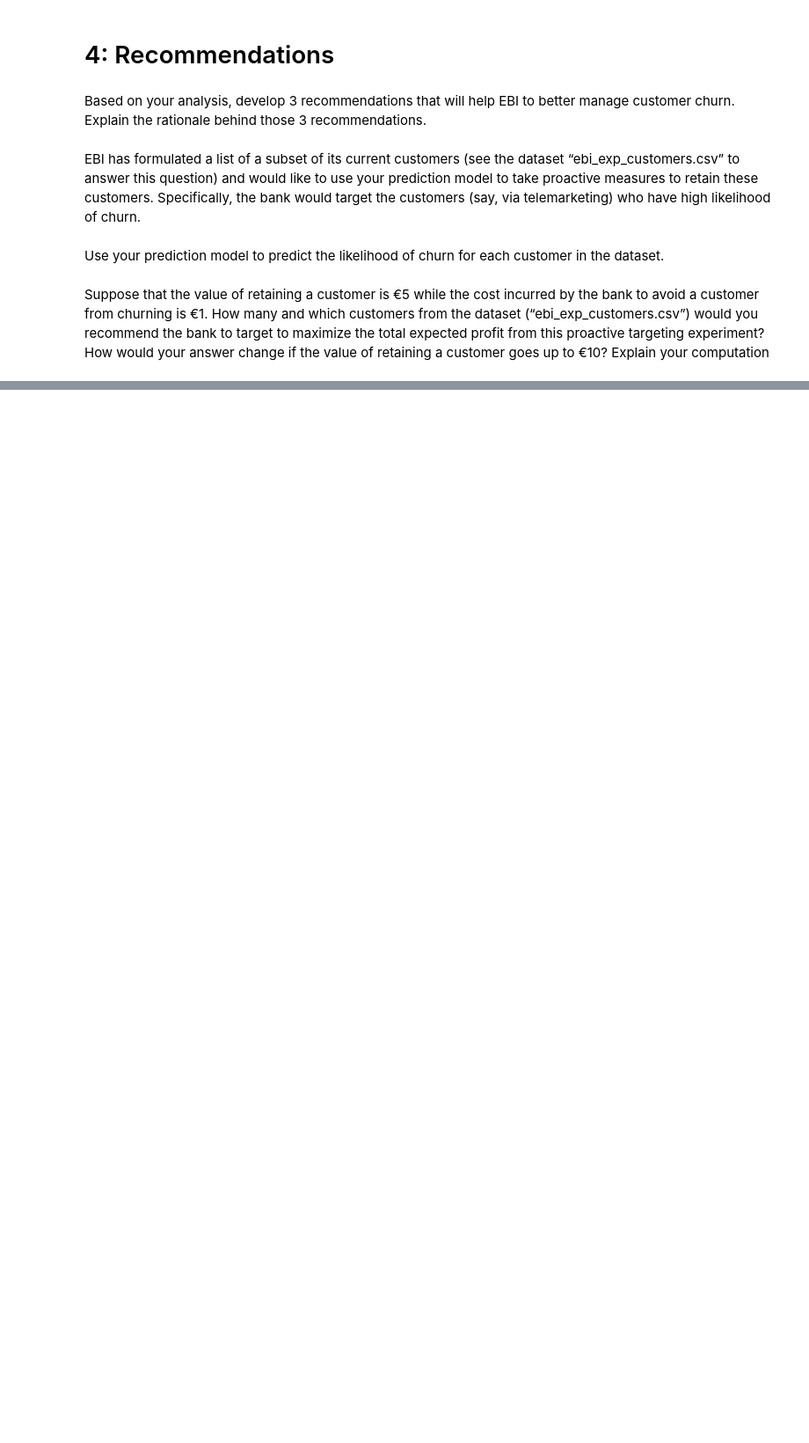
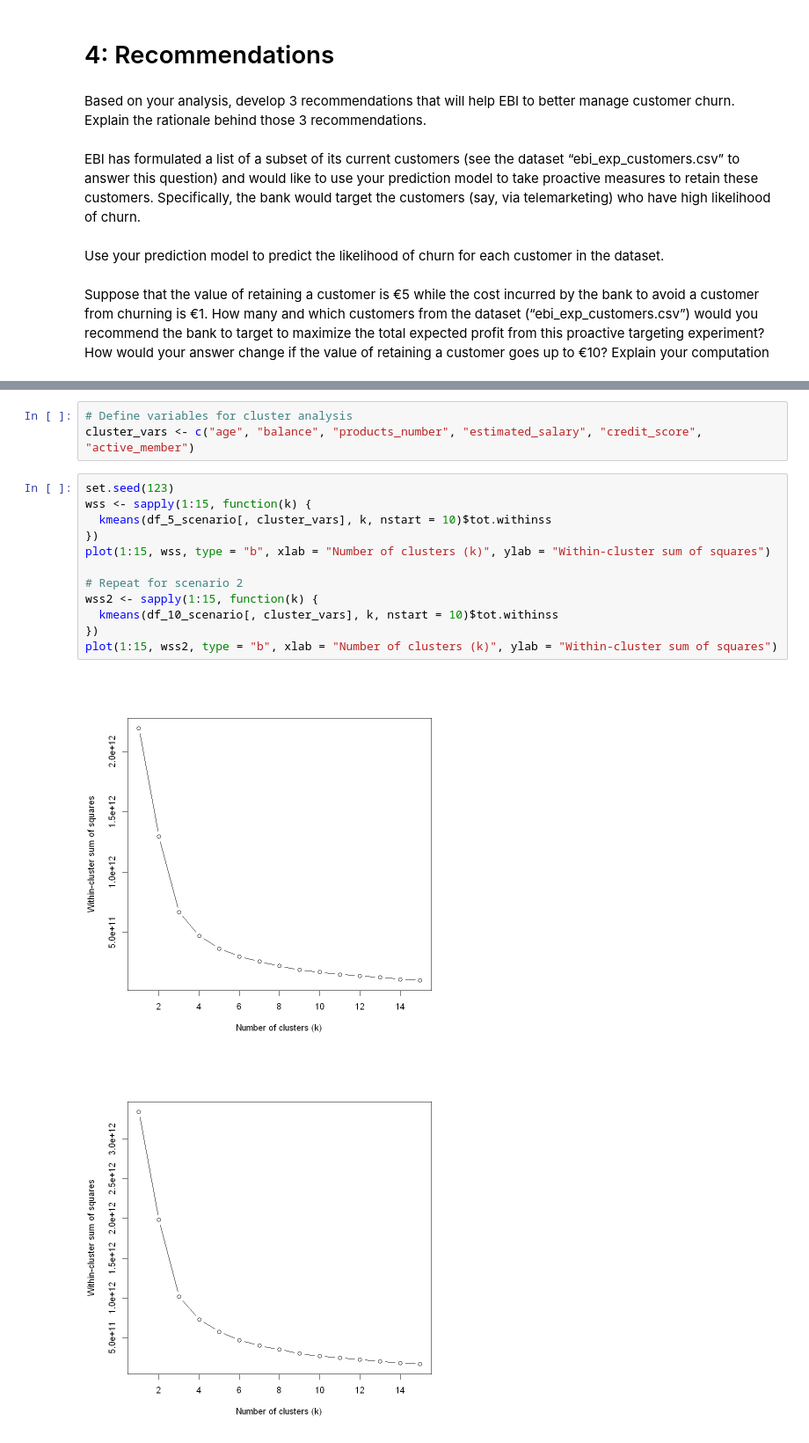
Before and after one commit to PascalEissler/rsm_data_analytics, a Jupyter notebook: Group 7 Project 2.ipynb, the cells around one changed output, grey strips where cells are left out. Shown at 88% size. Drawn from its saved outputs; the diff is of its cells as text; blank space fills up the shorter version.

```diff
--- a/Group 7 Project 2.ipynb
+++ b/Group 7 Project 2.ipynb
@@ -1249,0 +1282,18 @@ plot_var_by_scenario(df_vis,vars)
+# %%
+# Define variables for cluster analysis
+cluster_vars <- c("age", "balance", "products_number", "estimated_salary", "credit_score", "active_member")
+# %%
+set.seed(123)
+wss <- sapply(1:15, function(k) {
+  kmeans(df_5_scenario[, cluster_vars], k, nstart = 10)$tot.withinss
+})
+plot(1:15, wss, type = "b", xlab = "Number of clusters (k)", ylab = "Within-cluster sum of squares")
+
+# Repeat for scenario 2
+wss2 <- sapply(1:15, function(k) {
+  kmeans(df_10_scenario[, cluster_vars], k, nstart = 10)$tot.withinss
+})
+plot(1:15, wss2, type = "b", xlab = "Number of clusters (k)", ylab = "Within-cluster sum of squares")
+# %% [output]
+[figure, added]
+[figure, added]
```
Also changed, not shown: parts of 70 cells of this notebook.
